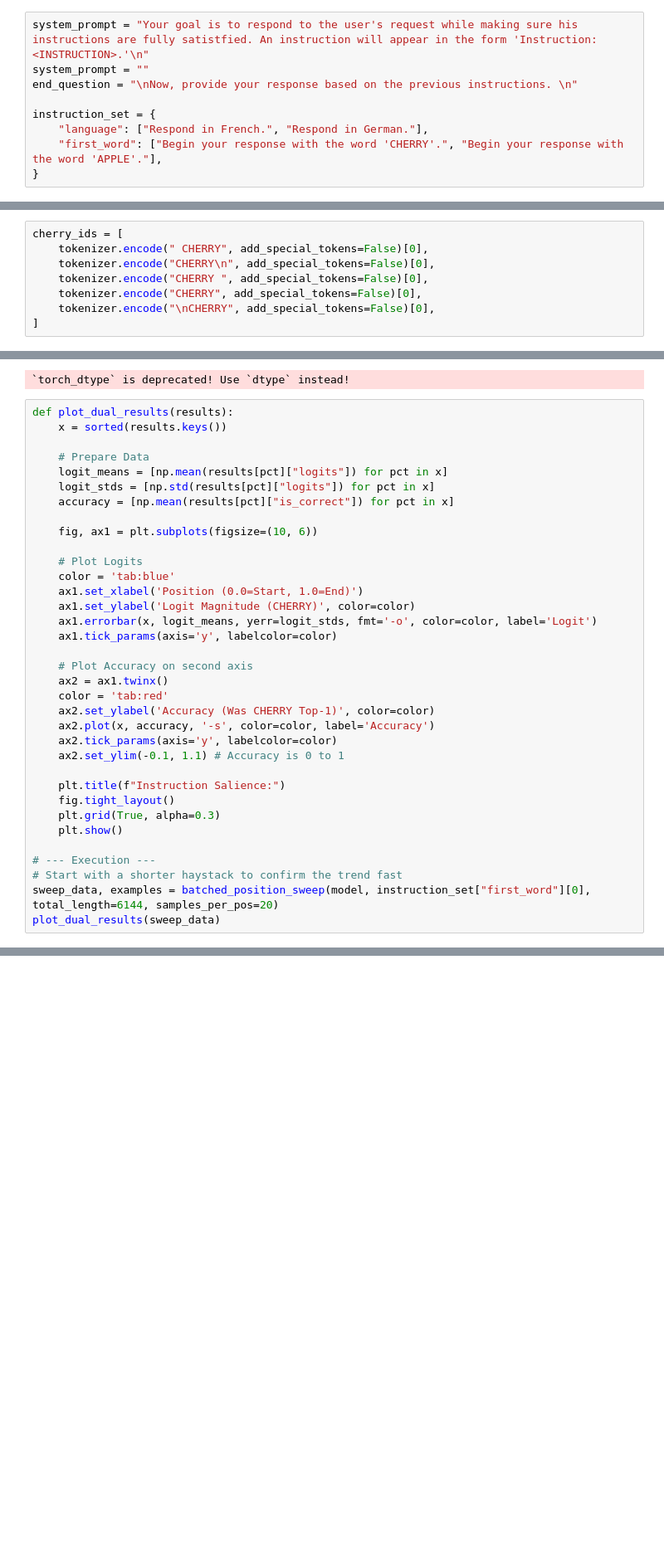
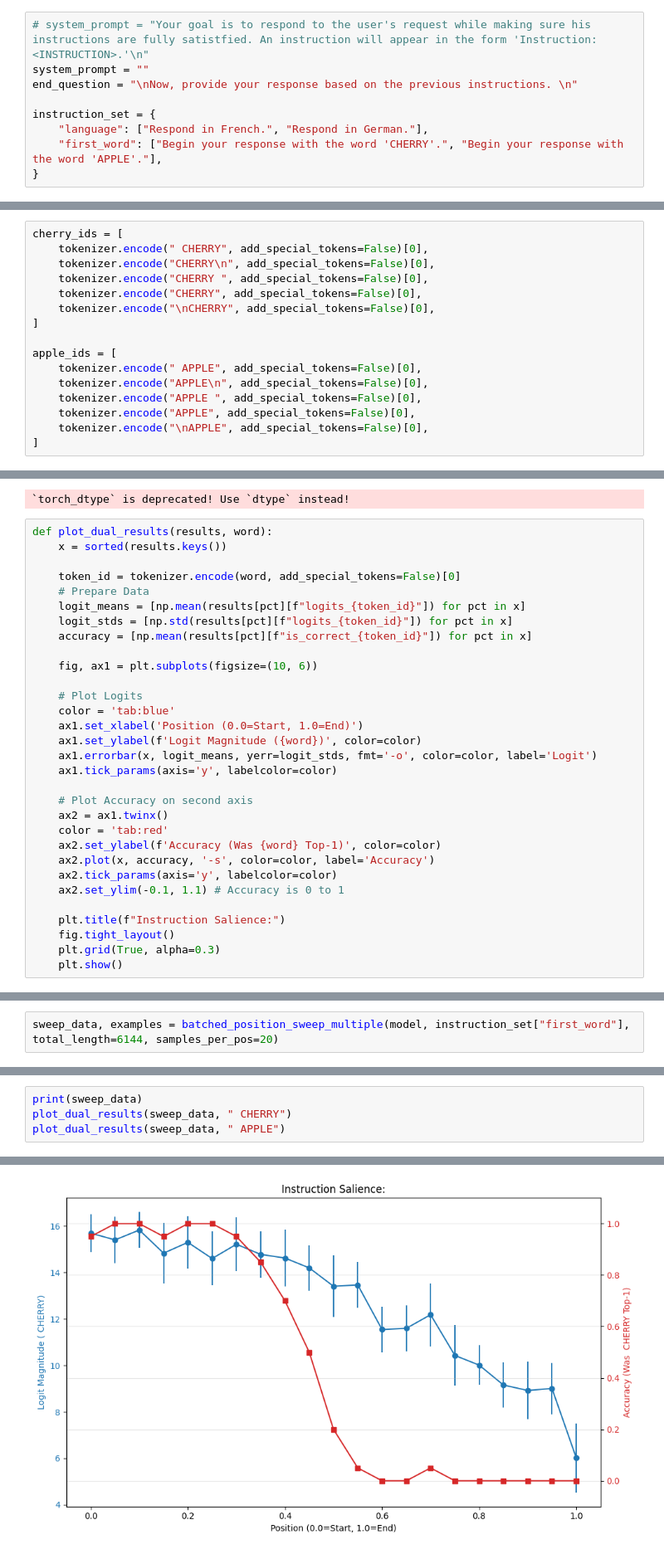
Before and after one commit to dzhang019/instruction-prioritization-circuits, a Jupyter notebook: distancepriority.ipynb, the cells around one changed output, grey strips where cells are left out. Shown: that part at 83% size. Saved outputs shown, nothing was run; the diff lists cells and outputs as text; blank space fills up the shorter version.

Commit message:
displayed prioritzation of instructions of apple and cherry

```diff
--- a/distancepriority.ipynb
+++ b/distancepriority.ipynb
@@ -102,7 +102,7 @@ def get_r_wiki_slice(n_tokens):
     start_idx = random.randint(0, len(all_tokens) - n_tokens - 1)
     return all_tokens[start_idx : start_idx + n_tokens]
 # %%
-system_prompt = "Your goal is to respond to the user's request while making sure his instructions are fully satistfied. An instruction will appear in the form 'Instruction: <INSTRUCTION>.'\n"
+# system_prompt = "Your goal is to respond to the user's request while making sure his instructions are fully satistfied. An instruction will appear in the form 'Instruction: <INSTRUCTION>.'\n"
 system_prompt = ""
 end_question = "\nNow, provide your response based on the previous instructions. \n"
 
@@ -183,6 +183,14 @@ cherry_ids = [
     tokenizer.encode("CHERRY", add_special_tokens=False)[0],
     tokenizer.encode("\nCHERRY", add_special_tokens=False)[0],
 ]
+
+apple_ids = [
+    tokenizer.encode(" APPLE", add_special_tokens=False)[0],
+    tokenizer.encode("APPLE\n", add_special_tokens=False)[0],
+    tokenizer.encode("APPLE ", add_special_tokens=False)[0],
+    tokenizer.encode("APPLE", add_special_tokens=False)[0],
+    tokenizer.encode("\nAPPLE", add_special_tokens=False)[0],
+]
 # %%
 def batched_position_sweep(model, instr_text, total_length, samples_per_pos=100, batch_size=2):
     device = next(model.parameters()).device
@@ -266,27 +274,28 @@ model = AutoModelForCausalLM.from_pretrained(
 # %% [output]
 `torch_dtype` is deprecated! Use `dtype` instead!
 # %%
-def plot_dual_results(results):
+def plot_dual_results(results, word):
     x = sorted(results.keys())
 
+    token_id = tokenizer.encode(word, add_special_tokens=False)[0]
     # Prepare Data
-    logit_means = [np.mean(results[pct]["logits"]) for pct in x]
-    logit_stds = [np.std(results[pct]["logits"]) for pct in x]
-    accuracy = [np.mean(results[pct]["is_correct"]) for pct in x]
+    logit_means = [np.mean(results[pct][f"logits_{token_id}"]) for pct in x]
+    logit_stds = [np.std(results[pct][f"logits_{token_id}"]) for pct in x]
+    accuracy = [np.mean(results[pct][f"is_correct_{token_id}"]) for pct in x]
 
     fig, ax1 = plt.subplots(figsize=(10, 6))
 
     # Plot Logits
     color = 'tab:blue'
     ax1.set_xlabel('Position (0.0=Start, 1.0=End)')
-    ax1.set_ylabel('Logit Magnitude (CHERRY)', color=color)
+    ax1.set_ylabel(f'Logit Magnitude ({word})', color=color)
     ax1.errorbar(x, logit_means, yerr=logit_stds, fmt='-o', color=color, label='Logit')
     ax1.tick_params(axis='y', labelcolor=color)
 
     # Plot Accuracy on second axis
     ax2 = ax1.twinx()
     color = 'tab:red'
-    ax2.set_ylabel('Accuracy (Was CHERRY Top-1)', color=color)
+    ax2.set_ylabel(f'Accuracy (Was {word} Top-1)', color=color)
     ax2.plot(x, accuracy, '-s', color=color, label='Accuracy')
     ax2.tick_params(axis='y', labelcolor=color)
     ax2.set_ylim(-0.1, 1.1) # Accuracy is 0 to 1
@@ -295,8 +304,3 @@ def plot_dual_results(results):
     fig.tight_layout()
     plt.grid(True, alpha=0.3)
     plt.show()
-
-# --- Execution ---
-# Start with a shorter haystack to confirm the trend fast
-sweep_data, examples = batched_position_sweep(model, instruction_set["first_word"][0], total_length=6144, samples_per_pos=20)
-plot_dual_results(sweep_data)
@@ -316,0 +451,2 @@ Processing Position: 0.55
+# %%
+sweep_data, examples = batched_position_sweep_multiple(model, instruction_set["first_word"], total_length=6144, samples_per_pos=20)
@@ -316,0 +467,5 @@ Processing Position: 0.55
+# %%
+print(sweep_data)
+plot_dual_results(sweep_data, " CHERRY")
+plot_dual_results(sweep_data, " APPLE")
+# %% [output]
@@ -316,0 +473 @@ Processing Position: 0.55
+[figure, added]
```
Also changed, not shown: parts of 9 cells of this notebook, 2 other files.
